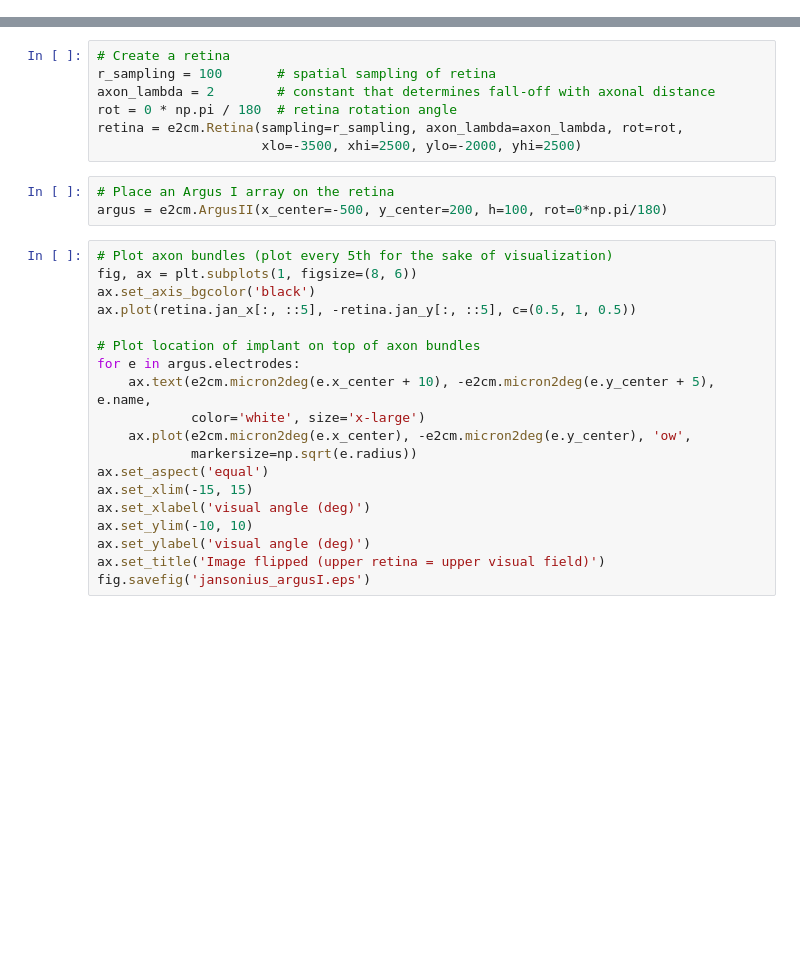
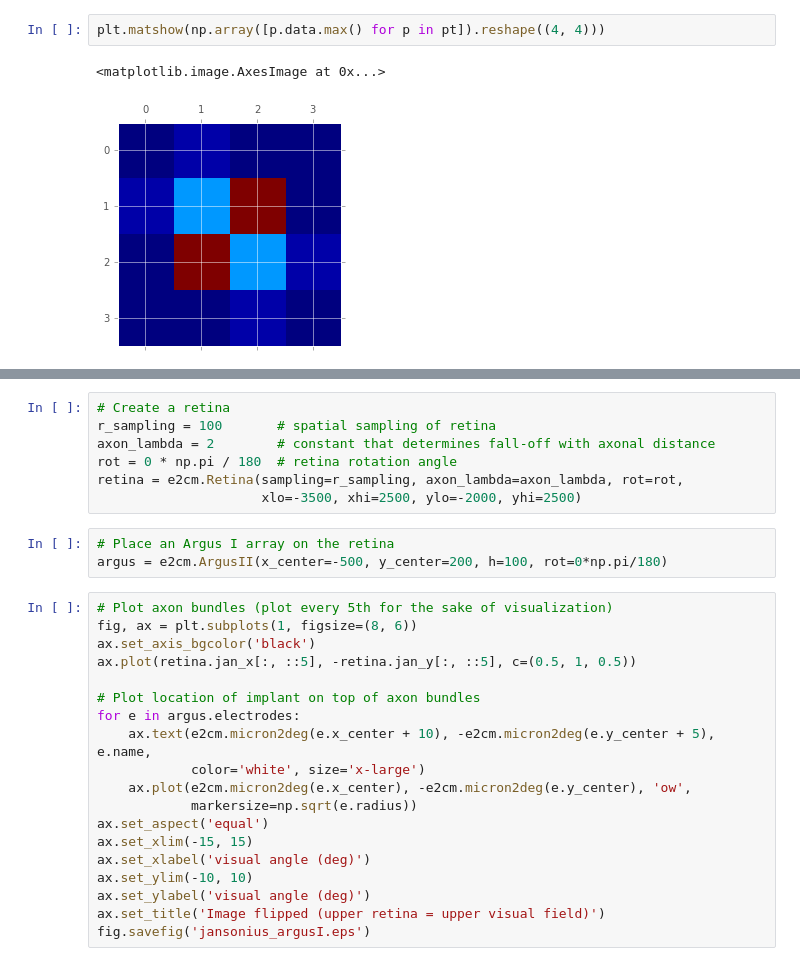
Before and after one commit to pulse2percept/pulse2percept, a Jupyter notebook: examples/notebooks/0.1-image2percept.ipynb, the cells around one changed output, grey strips where cells are left out. Drawn from its saved outputs; the diff is of its cells as text; blank space fills up the shorter version.

```diff
--- a/examples/notebooks/0.1-image2percept.ipynb
+++ b/examples/notebooks/0.1-image2percept.ipynb
@@ -9,0 +43,5 @@ import matplotlib.pyplot as plt
+# %%
+plt.matshow(np.array([p.data.max() for p in pt]).reshape((4, 4)))
+# %% [output]
+<matplotlib.image.AxesImage at 0x...>
+[figure, added]
```
Also changed, not shown: parts of 16 cells of this notebook, 2 other files.
